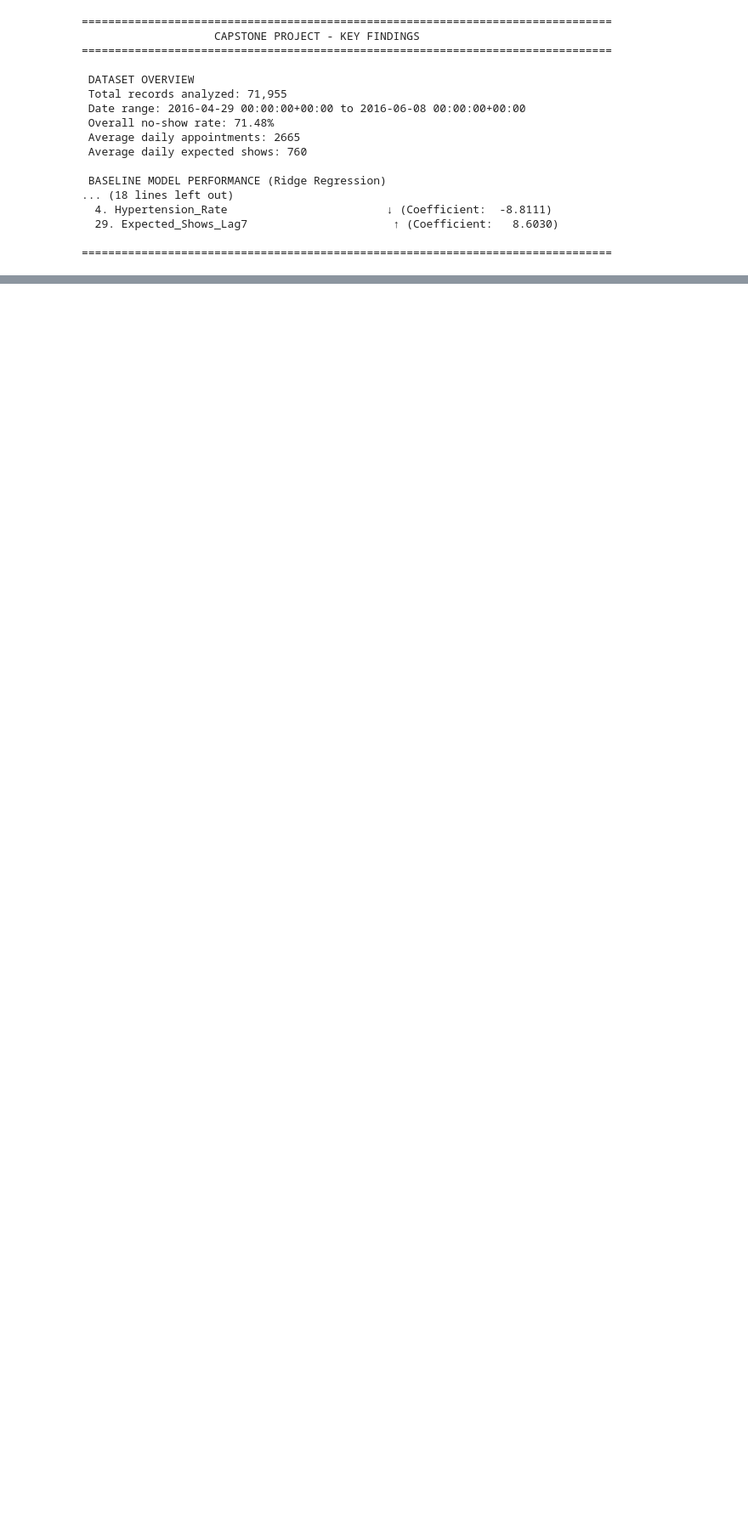
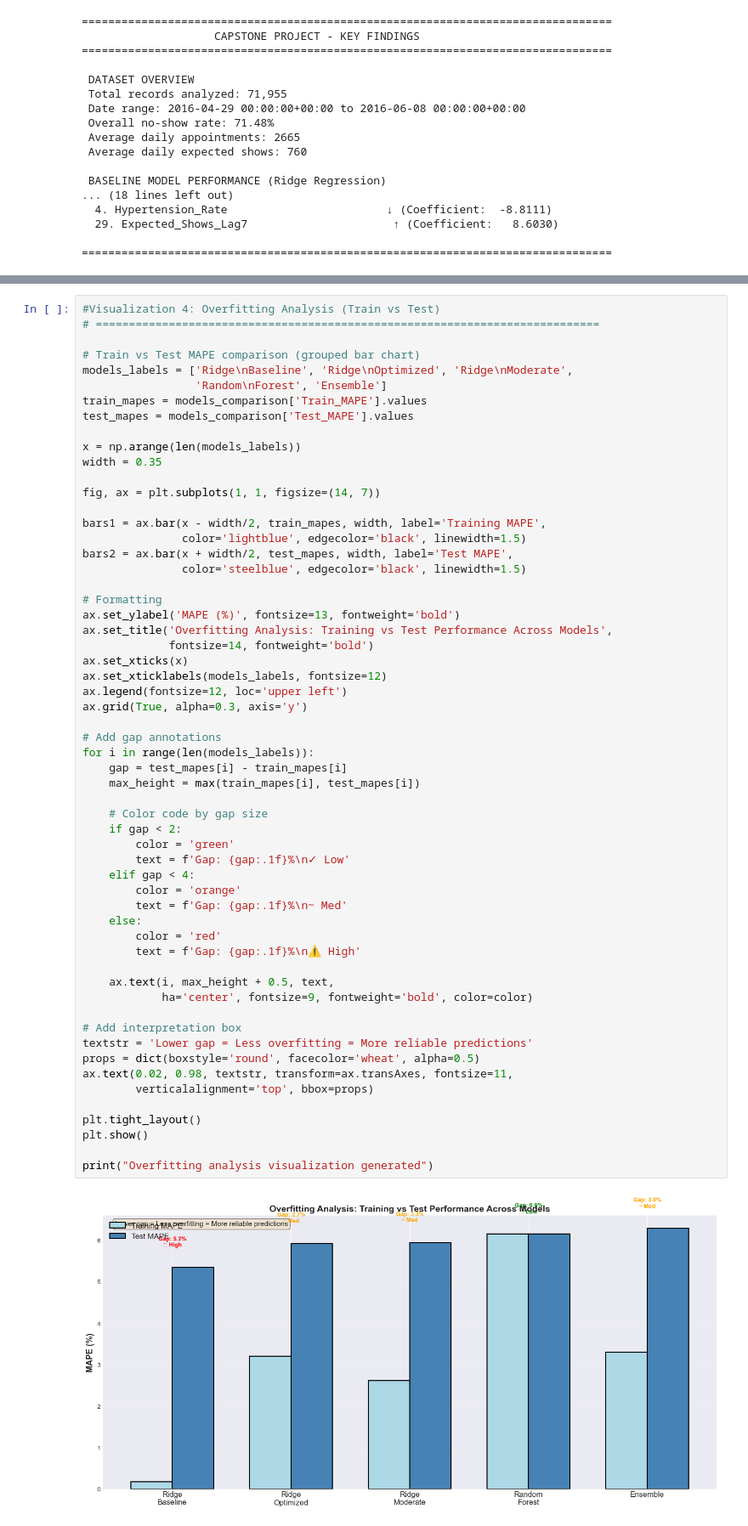
Before and after one commit to RajGemini11/Saravwerk, a Jupyter notebook: Capstone_Project/Hospital_Staff_Optimization_Model.ipynb, the cells around one changed output, grey strips where cells are left out. Shown at 85% size. Drawn from its saved outputs; the diff is of its cells as text; blank space fills up the shorter version.

```diff
--- a/Capstone_Project/Hospital_Staff_Optimization_Model.ipynb
+++ b/Capstone_Project/Hospital_Staff_Optimization_Model.ipynb
@@ -1016,0 +1680,60 @@ Next Steps: Module 24 will explore advanced models and optimization.
+# %%
+#Visualization 4: Overfitting Analysis (Train vs Test)
+# ============================================================================
+
+# Train vs Test MAPE comparison (grouped bar chart)
+models_labels = ['Ridge\nBaseline', 'Ridge\nOptimized', 'Ridge\nModerate',
+                 'Random\nForest', 'Ensemble']
+train_mapes = models_comparison['Train_MAPE'].values
+test_mapes = models_comparison['Test_MAPE'].values
+
+x = np.arange(len(models_labels))
+width = 0.35
+
+fig, ax = plt.subplots(1, 1, figsize=(14, 7))
+
+bars1 = ax.bar(x - width/2, train_mapes, width, label='Training MAPE',
+               color='lightblue', edgecolor='black', linewidth=1.5)
+bars2 = ax.bar(x + width/2, test_mapes, width, label='Test MAPE',
+               color='steelblue', edgecolor='black', linewidth=1.5)
+
+# Formatting
+ax.set_ylabel('MAPE (%)', fontsize=13, fontweight='bold')
+ax.set_title('Overfitting Analysis: Training vs Test Performance Across Models',
+             fontsize=14, fontweight='bold')
+ax.set_xticks(x)
+ax.set_xticklabels(models_labels, fontsize=12)
+ax.legend(fontsize=12, loc='upper left')
+ax.grid(True, alpha=0.3, axis='y')
+
+# Add gap annotations
+for i in range(len(models_labels)):
+    gap = test_mapes[i] - train_mapes[i]
+    max_height = max(train_mapes[i], test_mapes[i])
+
+    # Color code by gap size
+    if gap < 2:
+        color = 'green'
+        text = f'Gap: {gap:.1f}%\n✓ Low'
+    elif gap < 4:
+        color = 'orange'
+        text = f'Gap: {gap:.1f}%\n~ Med'
+    else:
+        color = 'red'
+        text = f'Gap: {gap:.1f}%\n⚠ High'
+
+    ax.text(i, max_height + 0.5, text,
+            ha='center', fontsize=9, fontweight='bold', color=color)
+
+# Add interpretation box
+textstr = 'Lower gap = Less overfitting = More reliable predictions'
+props = dict(boxstyle='round', facecolor='wheat', alpha=0.5)
+ax.text(0.02, 0.98, textstr, transform=ax.transAxes, fontsize=11,
+        verticalalignment='top', bbox=props)
+
+plt.tight_layout()
+plt.show()
+
+print("Overfitting analysis visualization generated")
+# %% [output]
+[figure, added]
```
Also changed, not shown: parts of 24 cells of this notebook, 15 other files.
